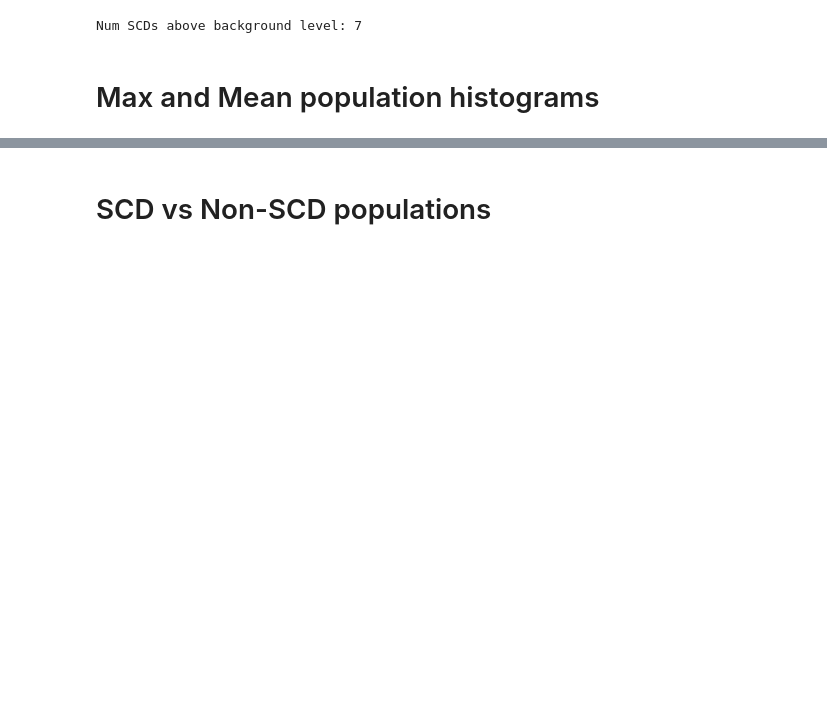
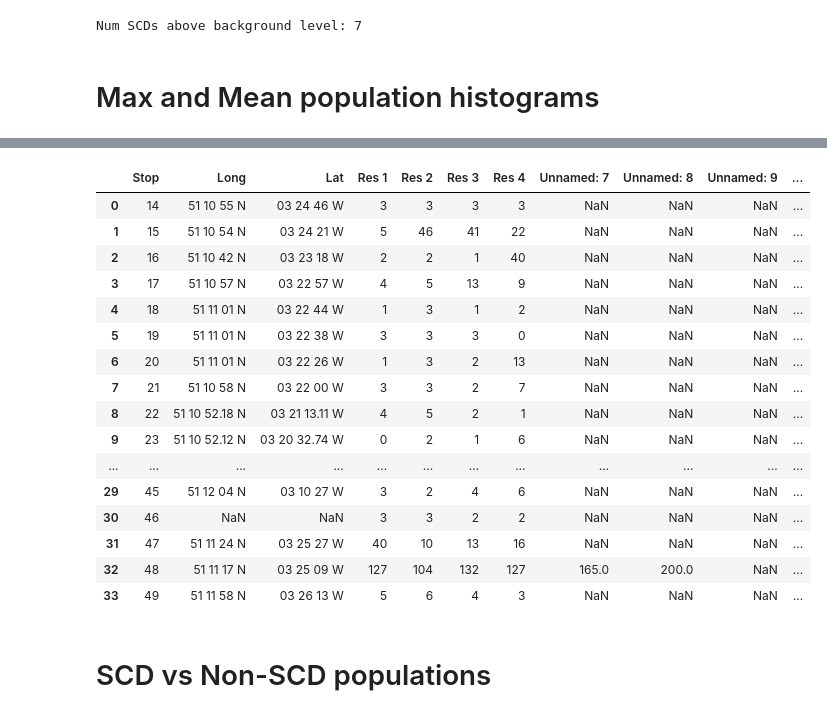
Before and after one commit to willhcm/scd-detection, a Jupyter notebook: code/notebooks/field/values.ipynb, the cells around one changed output, grey strips where cells are left out. Saved outputs shown, nothing was run; the diff lists cells and outputs as text; code cells hidden in the pictures; blank space fills up the shorter version.

```diff
--- a/code/notebooks/field/values.ipynb
+++ b/code/notebooks/field/values.ipynb
@@ -140,2 +160,22 @@ plt.show()
+# %%
+transect
+# %% [output]
+|  | Stop | Long | Lat | Res 1 | Res 2 | Res 3 | Res 4 | Unnamed: 7 | Unnamed: 8 | Unnamed: 9 | ... |
+| 0 | 14 | 51 10 55 N | 03 24 46 W | 3 | 3 | 3 | 3 | NaN | NaN | NaN | ... |
+| 1 | 15 | 51 10 54 N | 03 24 21 W | 5 | 46 | 41 | 22 | NaN | NaN | NaN | ... |
+| 2 | 16 | 51 10 42 N | 03 23 18 W | 2 | 2 | 1 | 40 | NaN | NaN | NaN | ... |
+| 3 | 17 | 51 10 57 N | 03 22 57 W | 4 | 5 | 13 | 9 | NaN | NaN | NaN | ... |
+| 4 | 18 | 51 11 01 N | 03 22 44 W | 1 | 3 | 1 | 2 | NaN | NaN | NaN | ... |
+| 5 | 19 | 51 11 01 N | 03 22 38 W | 3 | 3 | 3 | 0 | NaN | NaN | NaN | ... |
+| 6 | 20 | 51 11 01 N | 03 22 26 W | 1 | 3 | 2 | 13 | NaN | NaN | NaN | ... |
+| 7 | 21 | 51 10 58 N | 03 22 00 W | 3 | 3 | 2 | 7 | NaN | NaN | NaN | ... |
+| 8 | 22 | 51 10 52.18 N | 03 21 13.11 W | 4 | 5 | 2 | 1 | NaN | NaN | NaN | ... |
+| 9 | 23 | 51 10 52.12 N | 03 20 32.74 W | 0 | 2 | 1 | 6 | NaN | NaN | NaN | ... |
+| ... | ... | ... | ... | ... | ... | ... | ... | ... | ... | ... | ... |
+| 29 | 45 | 51 12 04 N | 03 10 27 W | 3 | 2 | 4 | 6 | NaN | NaN | NaN | ... |
+| 30 | 46 | NaN | NaN | 3 | 3 | 2 | 2 | NaN | NaN | NaN | ... |
+| 31 | 47 | 51 11 24 N | 03 25 27 W | 40 | 10 | 13 | 16 | NaN | NaN | NaN | ... |
+| 32 | 48 | 51 11 17 N | 03 25 09 W | 127 | 104 | 132 | 127 | 165.0 | 200.0 | NaN | ... |
+| 33 | 49 | 51 11 58 N | 03 26 13 W | 5 | 6 | 4 | 3 | NaN | NaN | NaN | ... |
 # %% [markdown]
 # SCD vs Non-SCD populations
```
Also changed, not shown: parts of 4 cells of this notebook, 2 other files.
